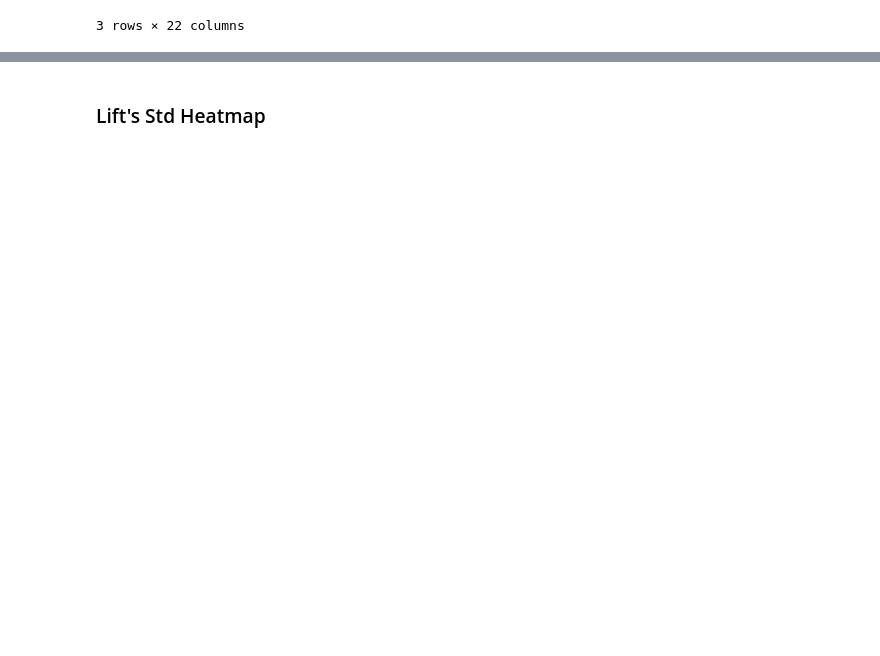
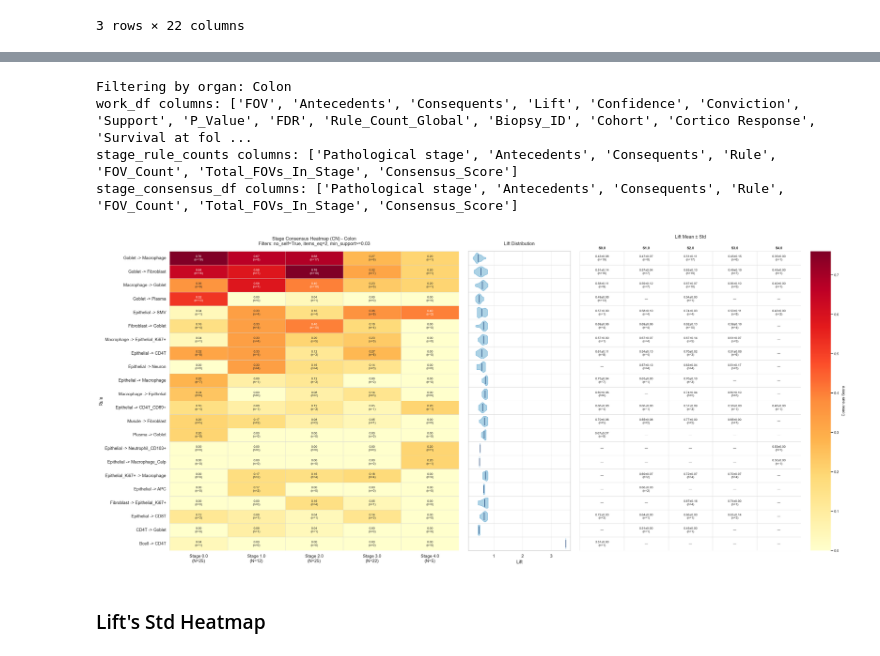
Before and after one commit to rachelbronerHU/bio-association-rule-mining-and-correlation, a Jupyter notebook: visualization/notebooks/investigation_01_colon.ipynb, the cells around one changed output, grey strips where cells are left out. Drawn from its saved outputs; the diff is of its cells as text; code cells hidden in the pictures; blank space fills up the shorter version.

```diff
--- a/visualization/notebooks/investigation_01_colon.ipynb
+++ b/visualization/notebooks/investigation_01_colon.ipynb
@@ -419,3 +453,20 @@ stage_consensus_df columns: ['Pathological stage', 'Antecedents', 'Consequents',
+# %%
+NO_SELF = True
+ORGAN = "Colon"
+heatmap_df, stage_consensus_df, metadata_df = _select_rules_for_stage_consensus_view()
+
+plot_figure = plot_rule_stage_panels(
+    score_matrix=heatmap_df,
+    metadata_df=metadata_df,
+    stage_count_rows=stage_consensus_df,
+)
+plt.show()
+# %% [output]
+Filtering by organ: Colon
+work_df columns: ['FOV', 'Antecedents', 'Consequents', 'Lift', 'Confidence', 'Conviction', 'Support', 'P_Value', 'FDR', 'Rule_Count_Global', 'Biopsy_ID', 'Cohort', 'Cortico Response', 'Survival at fol ...
+stage_rule_counts columns: ['Pathological stage', 'Antecedents', 'Consequents', 'Rule', 'FOV_Count', 'Total_FOVs_In_Stage', 'Consensus_Score']
+stage_consensus_df columns: ['Pathological stage', 'Antecedents', 'Consequents', 'Rule', 'FOV_Count', 'Total_FOVs_In_Stage', 'Consensus_Score']
+[figure, added]
 # %% [markdown]
 ### Lift's Std Heatmap
 # %%
```
Also changed, not shown: parts of 6 cells of this notebook, 2 other files.
